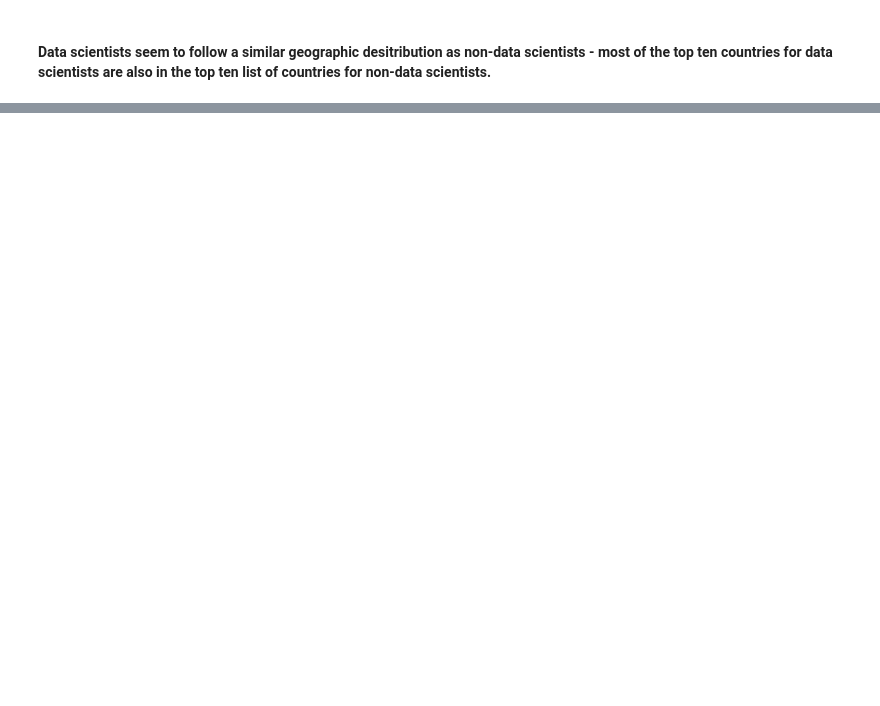
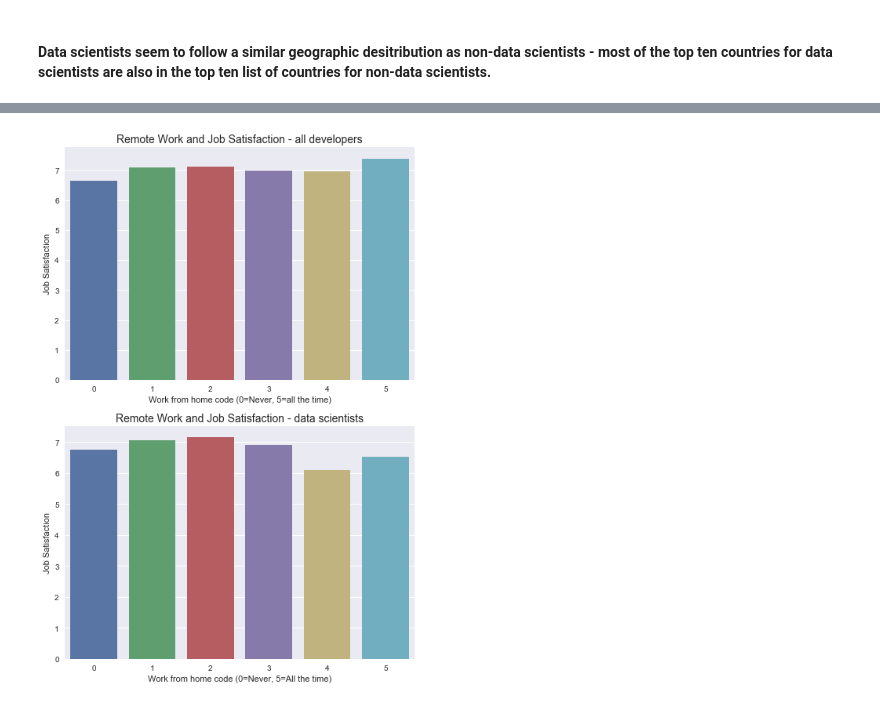
Before and after one commit to kwong0124/EDA_Project_SODevSurvey, a Jupyter notebook: EDA_Project_StackOverflowSurvey.ipynb, the cells around one changed output, grey strips where cells are left out. Cells and saved outputs as stored; diff of their text form; code cells hidden in the pictures; blank space fills up the shorter version.

```diff
--- a/EDA_Project_StackOverflowSurvey.ipynb
+++ b/EDA_Project_StackOverflowSurvey.ipynb
@@ -158,0 +202,4 @@ Name: CareerSatisfaction, dtype: float64
+# %%
+narrow_data['HomeRemoteCode'] = narrow_data['HomeRemote'].apply(lambda x: home_remote(x))
+home_remote_data = narrow_data[narrow_data.HomeRemoteCode != '.']
+home_remote_data.head()
@@ -158,0 +213,4 @@ Name: CareerSatisfaction, dtype: float64
+# %%
+ds_data['HomeRemoteCode'] = ds_data['HomeRemote'].apply(lambda x: home_remote(x))
+ds_home_remote_data = ds_data[ds_data.HomeRemoteCode != '.']
+ds_home_remote_data.head()
@@ -158,0 +260,4 @@ Name: CareerSatisfaction, dtype: float64
+# %%
+HR_means = home_remote_data.groupby('HomeRemoteCode')[['HomeRemoteCode', 'JobSatisfaction']].mean()
+HR_means['Code'] = list(range(6))
+HR_means
@@ -158,0 +273,4 @@ Name: CareerSatisfaction, dtype: float64
+# %%
+ds_HR_means = ds_home_remote_data.groupby('HomeRemoteCode')[['HomeRemoteCode', 'JobSatisfaction']].mean()
+ds_HR_means['Code'] = list(range(6))
+ds_HR_means
@@ -158,0 +286,20 @@ Name: CareerSatisfaction, dtype: float64
+# %%
+f, (ax1, ax2) = plt.subplots(2, figsize = (8, 12))
+sns.set_color_codes('pastel')
+
+sns.barplot(x=HR_means['Code'], y=HR_means['JobSatisfaction'], ci=95, ax=ax1)
+ax1.set_title('Remote Work and Job Satisfaction - all developers', fontsize=14)
+ax1.set_ylabel('Job Satisfaction')
+ax1.set_xlabel('Work from home code (0=Never, 5=all the time)')
+
+sns.barplot(x=ds_HR_means['Code'], y=ds_HR_means['JobSatisfaction'], ci=95, ax=ax2)
+ax2.set_title('Remote Work and Job Satisfaction - data scientists', fontsize = 14)
+ax2.set_ylabel('Job Satisfaction')
+ax2.set_xlabel('Work from home code (0=Never, 5=All the time)')
+
+plt.show()
+
+# Why don't the confidence intervals show on chart?
+# Why are the colors so weird?
+# %% [output]
+[figure, added]
```
Also changed, not shown: parts of 42 cells of this notebook, 1 other file.
